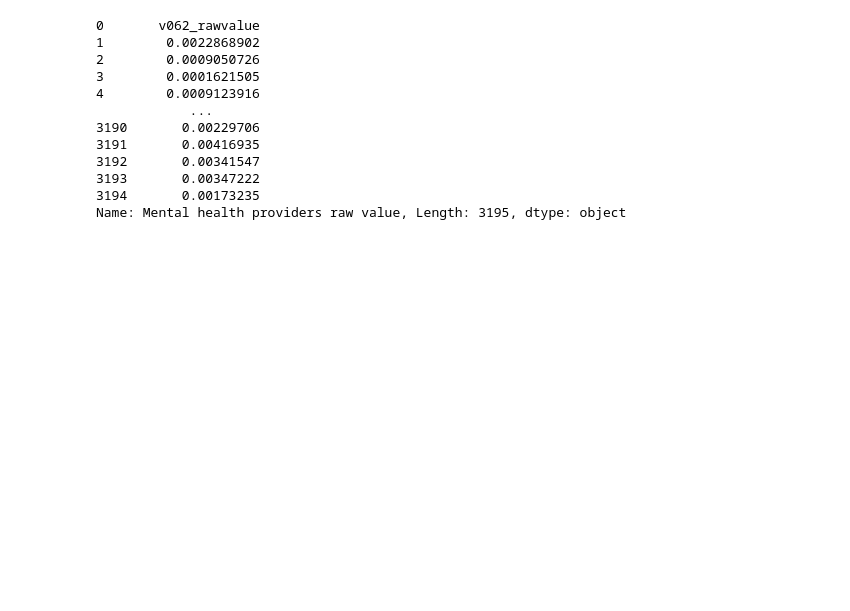
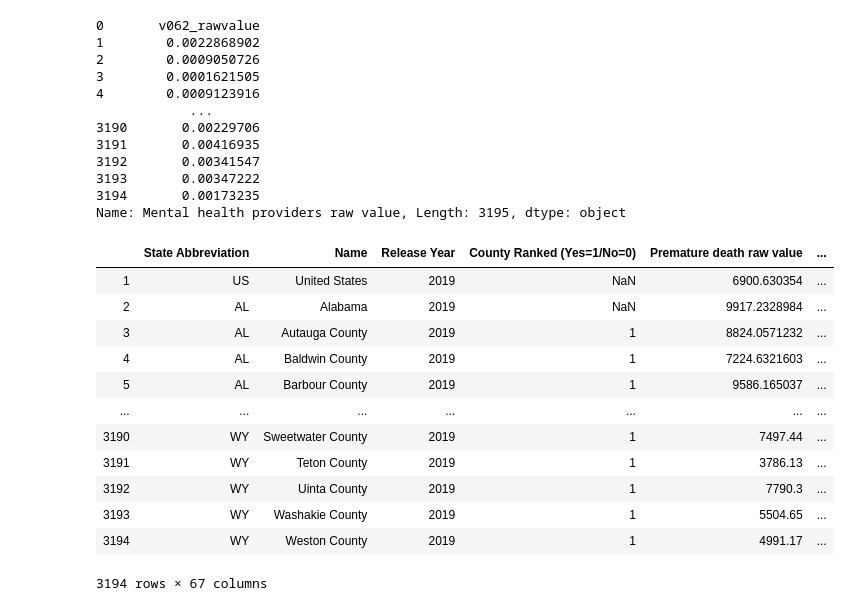
Before and after one commit to laurasuchomska/County_Health_Ranking-, a Jupyter notebook: Laura's County Health Notebook.ipynb, the cells around one changed output. Cells and saved outputs as stored; diff of their text form; code cells hidden in the pictures; blank space fills up the shorter version.

```diff
--- a/Laura's County Health Notebook.ipynb
+++ b/Laura's County Health Notebook.ipynb
@@ -222,6 +224,22 @@ Name: Mental health providers raw value, Length: 3195, dtype: object
 df_update = df_update.drop(0)
 # %%
 df_update.iloc[:, 5:] = df_update.iloc[:, 5:].astype(float)
+# %%
+df_update
+# %% [output]
+|  | State Abbreviation | Name | Release Year | County Ranked (Yes=1/No=0) | Premature death raw value | ... |
+| 1 | US | United States | 2019 | NaN | 6900.630354 | ... |
+| 2 | AL | Alabama | 2019 | NaN | 9917.2328984 | ... |
+| 3 | AL | Autauga County | 2019 | 1 | 8824.0571232 | ... |
+| 4 | AL | Baldwin County | 2019 | 1 | 7224.6321603 | ... |
+| 5 | AL | Barbour County | 2019 | 1 | 9586.165037 | ... |
+| ... | ... | ... | ... | ... | ... | ... |
+| 3190 | WY | Sweetwater County | 2019 | 1 | 7497.44 | ... |
+| 3191 | WY | Teton County | 2019 | 1 | 3786.13 | ... |
+| 3192 | WY | Uinta County | 2019 | 1 | 7790.3 | ... |
+| 3193 | WY | Washakie County | 2019 | 1 | 5504.65 | ... |
+| 3194 | WY | Weston County | 2019 | 1 | 4991.17 | ... |
+3194 rows × 67 columns
 # %%
 df_update.info()
 # %% [output]
```
Also changed, not shown: parts of 3 cells of this notebook.
